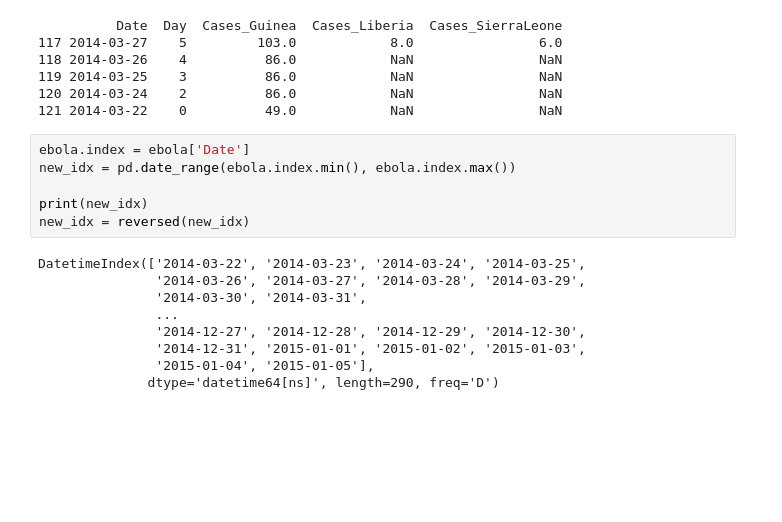
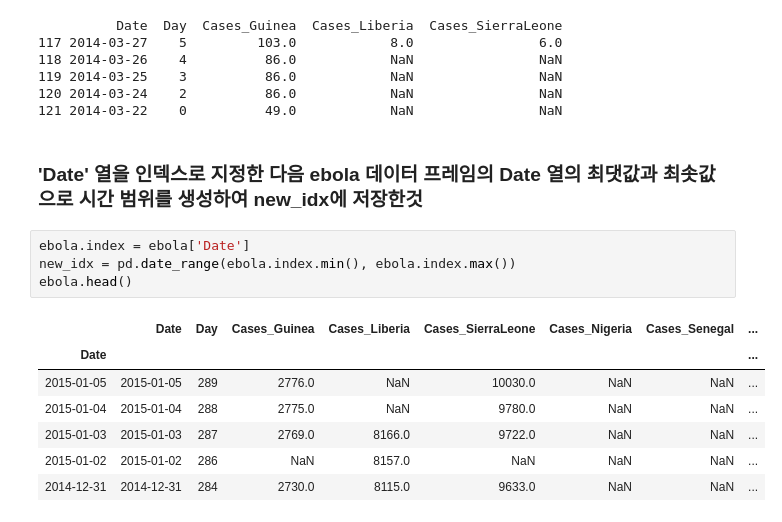
Before and after one commit to dkgulee/first_pandas_for-analysis, a Jupyter notebook: note/datetime.ipynb, the cells around one changed output. Cells and saved outputs as stored; diff of their text form; blank space fills up the shorter version.

```diff
--- a/note/datetime.ipynb
+++ b/note/datetime.ipynb
@@ -709,18 +596,17 @@ print(ebola.tail().iloc[:,:5])
 119 2014-03-25    3          86.0            NaN                NaN
 120 2014-03-24    2          86.0            NaN                NaN
 121 2014-03-22    0          49.0            NaN                NaN
+# %% [markdown]
+### 'Date' 열을 인덱스로 지정한 다음 ebola 데이터 프레임의 Date 열의 최댓값과 최솟값으로 시간 범위를 생성하여 new_idx에 저장한것
 # %%
 ebola.index = ebola['Date']
 new_idx = pd.date_range(ebola.index.min(), ebola.index.max())
-
-print(new_idx)
-new_idx = reversed(new_idx)
+ebola.head()
 # %% [output]
-DatetimeIndex(['2014-03-22', '2014-03-23', '2014-03-24', '2014-03-25',
-               '2014-03-26', '2014-03-27', '2014-03-28', '2014-03-29',
-               '2014-03-30', '2014-03-31',
-               ...
-               '2014-12-27', '2014-12-28', '2014-12-29', '2014-12-30',
-               '2014-12-31', '2015-01-01', '2015-01-02', '2015-01-03',
-               '2015-01-04', '2015-01-05'],
-              dtype='datetime64[ns]', length=290, freq='D')
+|  | Date | Day | Cases_Guinea | Cases_Liberia | Cases_SierraLeone | Cases_Nigeria | Cases_Senegal | ... |
+| Date |  |  |  |  |  |  |  | ... |
+| 2015-01-05 | 2015-01-05 | 289 | 2776.0 | NaN | 10030.0 | NaN | NaN | ... |
+| 2015-01-04 | 2015-01-04 | 288 | 2775.0 | NaN | 9780.0 | NaN | NaN | ... |
+| 2015-01-03 | 2015-01-03 | 287 | 2769.0 | 8166.0 | 9722.0 | NaN | NaN | ... |
+| 2015-01-02 | 2015-01-02 | 286 | NaN | 8157.0 | NaN | NaN | NaN | ... |
+| 2014-12-31 | 2014-12-31 | 284 | 2730.0 | 8115.0 | 9633.0 | NaN | NaN | ... |
```
Also changed, not shown: parts of 43 cells of this notebook.
